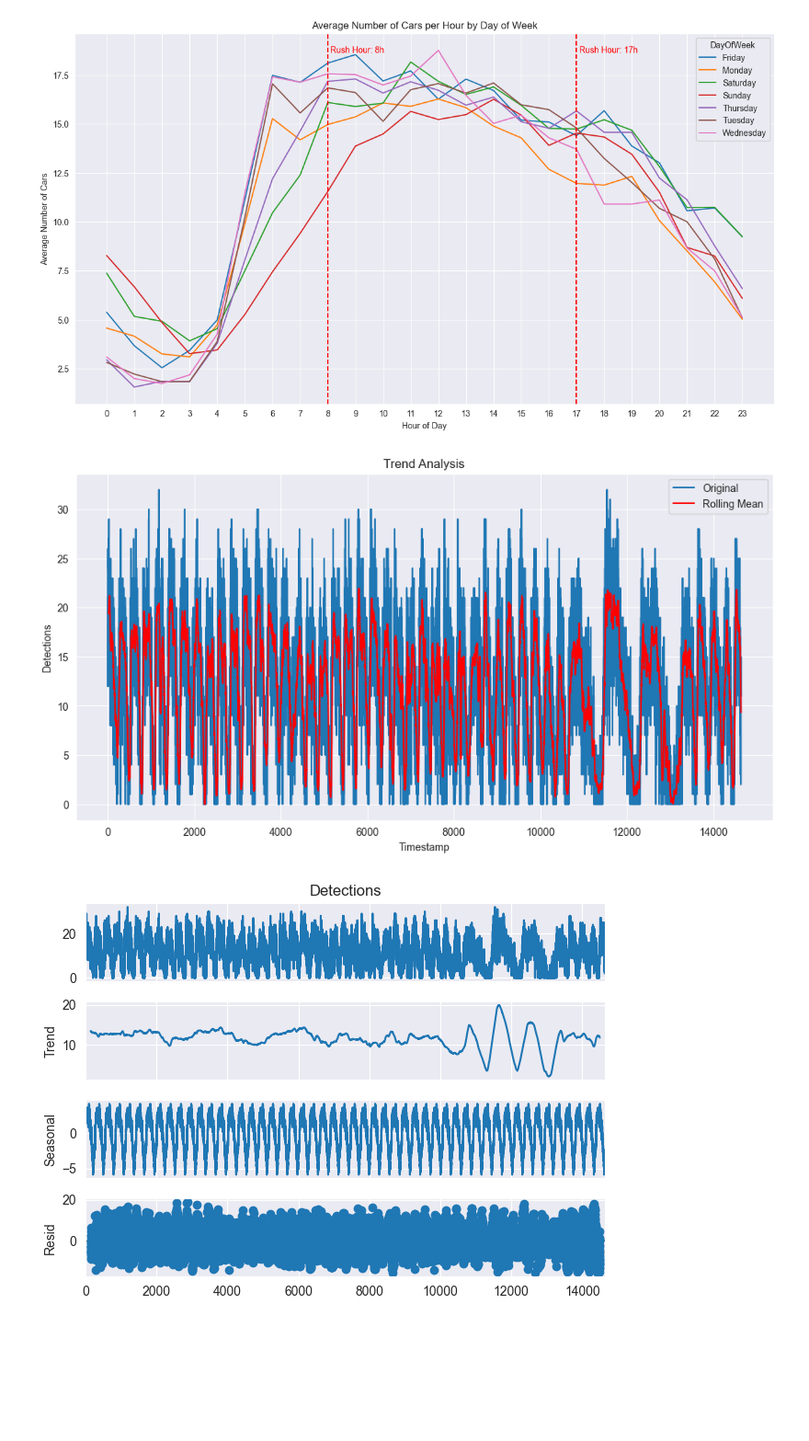
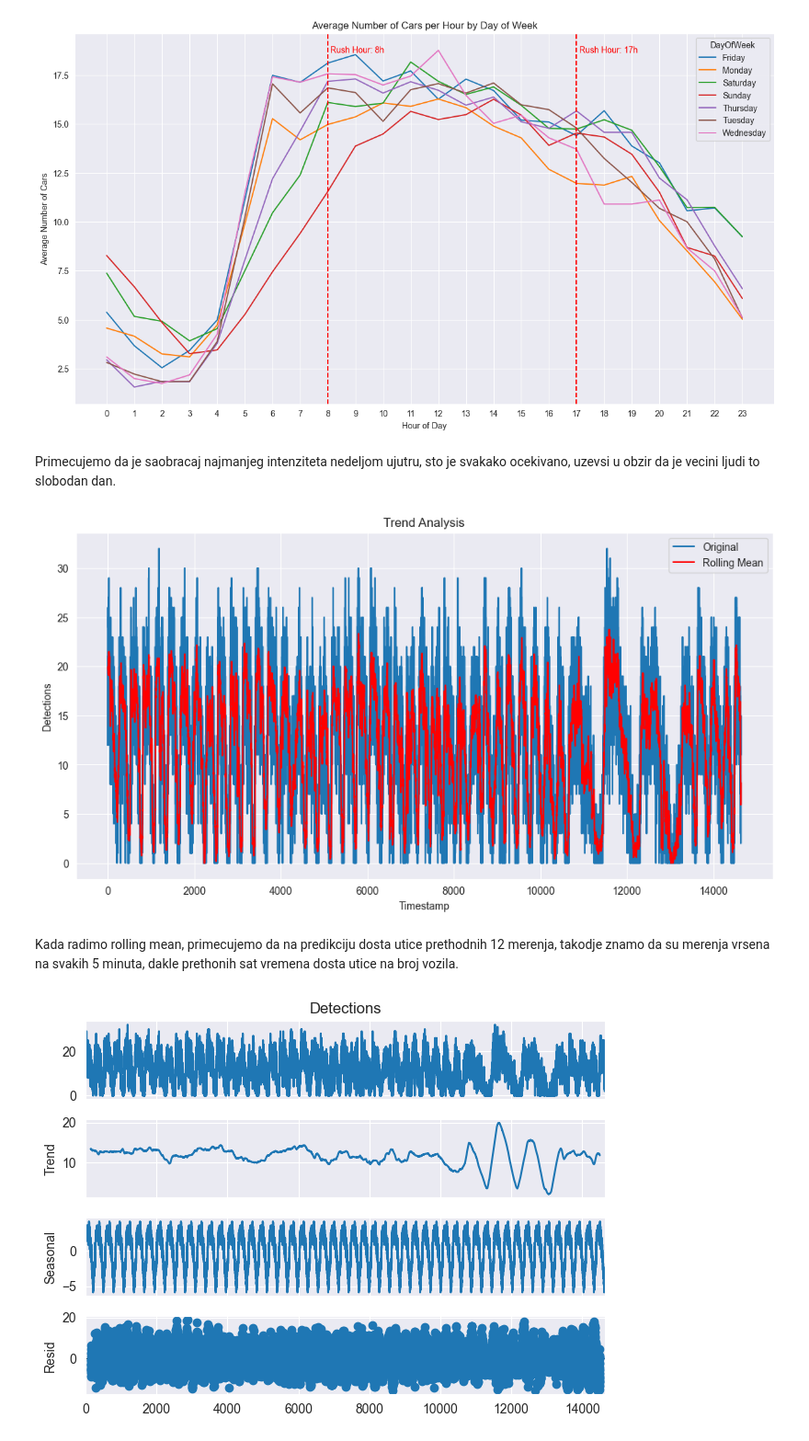
Before and after one commit to pavleglusac/SIAP-NM, a Jupyter notebook: eda.ipynb, the cells around one changed output. Shown at 92% size. Drawn from its saved outputs; the diff is of its cells as text; code cells hidden in the pictures; blank space fills up the shorter version.

```diff
--- a/eda.ipynb
+++ b/eda.ipynb
@@ -138,21 +147,23 @@ for hour in [8, 17]:
 plt.show()
 # %% [output]
 [figure]
+# %% [markdown]
+Primecujemo da je saobracaj najmanjeg intenziteta nedeljom ujutru, sto je svakako ocekivano, uzevsi u obzir da je vecini ljudi to slobodan dan.
 # %%
-# Assuming 'Timestamp' is the index and 'Detections' is the target variable
-df['Rolling_Mean'] = df['Detections'].rolling(window=24).mean()  # Adjust the window size as needed
-
-# Plotting the trend
+df['Rolling_Mean'] = df['Detections'].rolling(window=12).mean()
+# TODO: X osa
 plt.figure(figsize=(12,6))
 plt.plot(df['Detections'], label='Original')
 plt.plot(df['Rolling_Mean'], color='red', label='Rolling Mean')
 plt.title('Trend Analysis')
 plt.xlabel('Timestamp')
 plt.ylabel('Detections')
 plt.legend()
 plt.show()
 # %% [output]
-[figure, old version]
+[figure, new version]
+# %% [markdown]
+Kada radimo rolling mean, primecujemo da na predikciju dosta utice prethodnih 12 merenja, takodje znamo da su merenja vrsena na svakih 5 minuta, dakle prethonih sat vremena dosta utice na broj vozila.
 # %%
 from statsmodels.tsa.seasonal import seasonal_decompose
 from statsmodels.graphics.tsaplots import plot_acf
```
Also changed, not shown: parts of 35 cells of this notebook, 4 other files.
